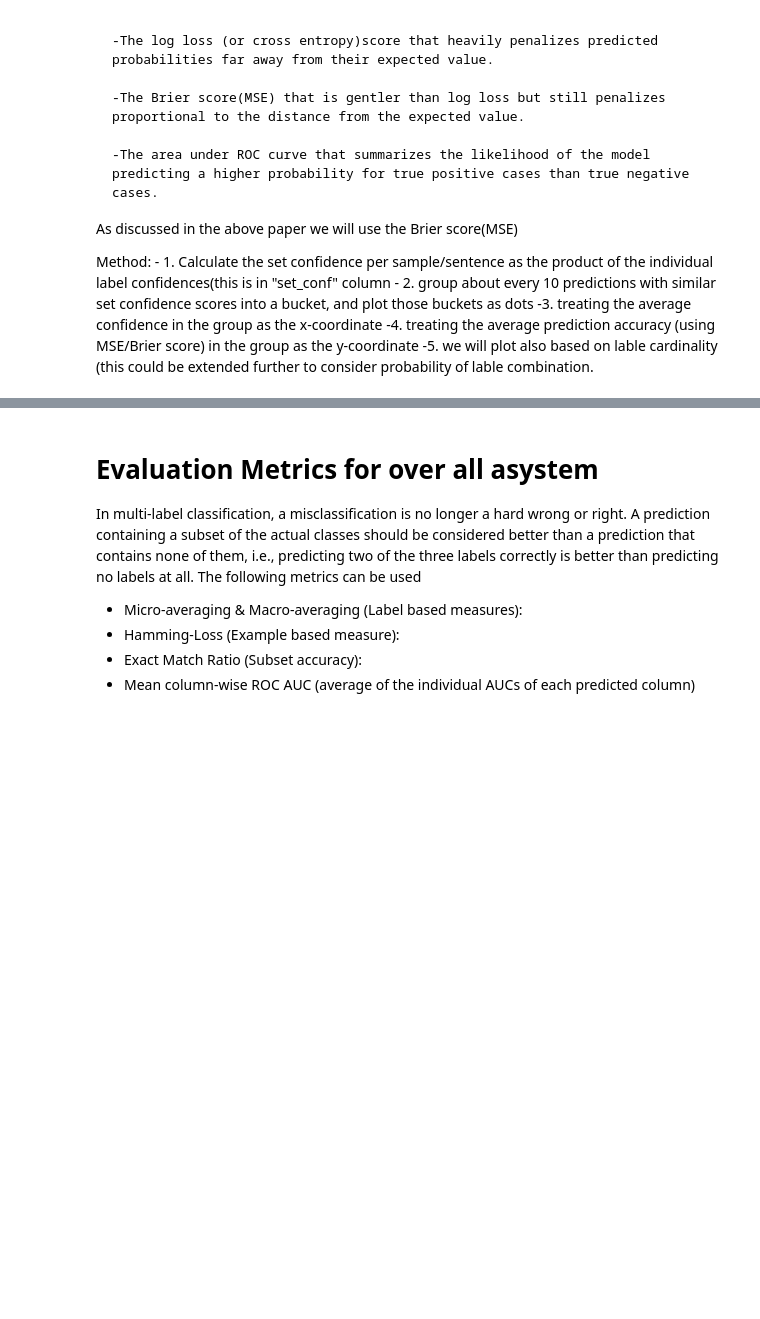
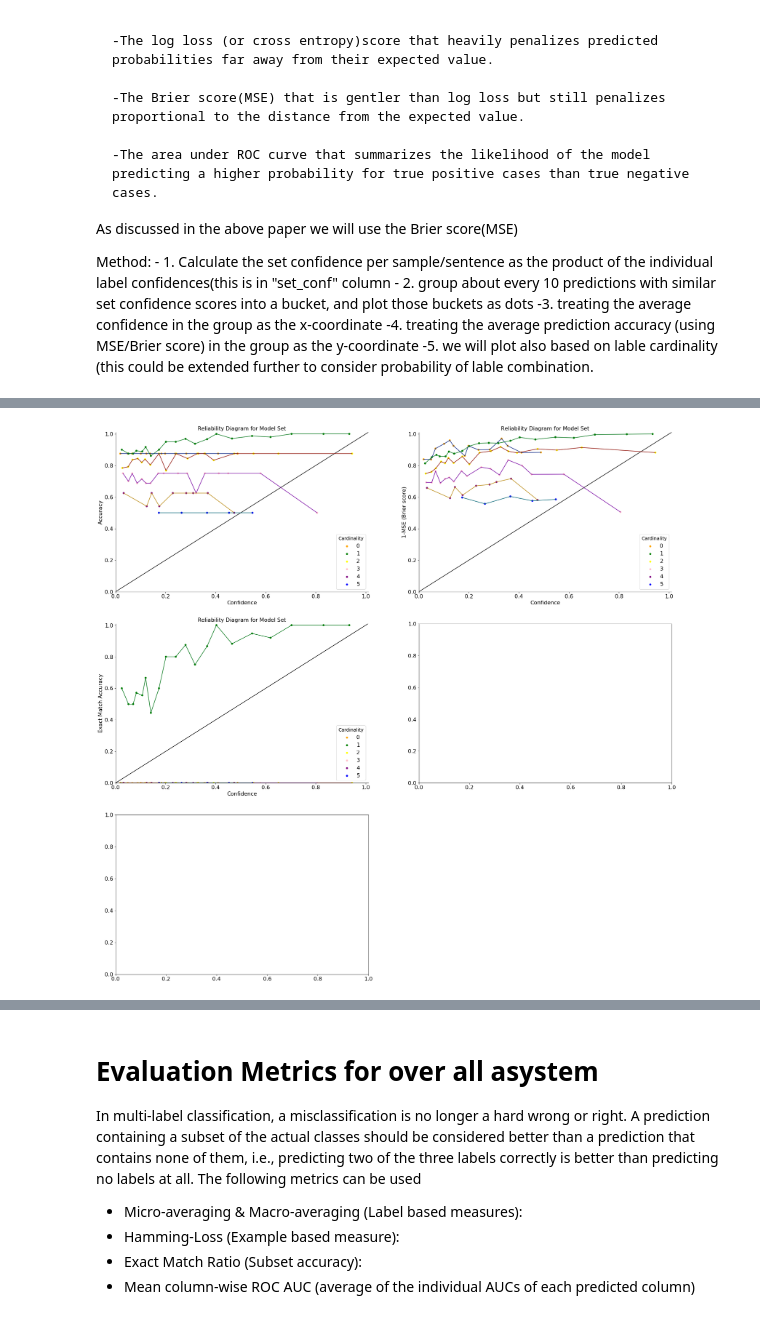
Before and after one commit to aideenf/AIVC, a Jupyter notebook: cp_wssc/Paper experiments.ipynb, the cells around one changed output, grey strips where cells are left out. Cells and saved outputs as stored; diff of their text form; code cells hidden in the pictures; blank space fills up the shorter version.

```diff
--- a/cp_wssc/Paper experiments.ipynb
+++ b/cp_wssc/Paper experiments.ipynb
@@ -1449,16 +1452,20 @@ The individual label confidence scores has already been calibrated, with Isotoni
 
 Here we will review how well calibrated the entire model set is.
 # %%
-thresholds = {}
+thresholds_calab = {}
+thresholds_max = {}
 for k in _DLModels.keys():
         try:
-                threshold = threshold_t_calab_all [threshold_t_calab_all.model == k]['threshold'].iloc[0]
-                thresholds[k] = threshold
+                threshold_calab = threshold_t_calab_all [threshold_t_calab_all.model == k]['threshold'].iloc[0]
+                thresholds_calab[k] = threshold_calab
+                threshold_max = threshold_best_all [threshold_best_all.model == k]['threshold'].iloc[0]
+                thresholds_max[k] = threshold_max
         except:
             print ("No entry for: ", k)
 
 print ("Thresholds used in calibrated individual models to calculate y-predict")
-display (thresholds)
+display(thresholds_calab)
+display(thresholds_max)
 global_pos_validation_df = global_pos_validation_df.reset_index()
 global_pos_validation_df = global_pos_validation_df.drop('index', axis = 1)
 # %% [output]
@@ -1632,0 +1579,69 @@ ValueError: bad input shape (543, 8)
+# %%
+def plot_reliability(global_pos_validation_df):
+    plt.clf()
+    colors = {0:'orange', 1:'green',  2:'yellow',3:'pink', 4:'purple', 5:'blue', 6:'brown', 7:'black', 8:'red'}
+    #colors = {'orange':0, 'green':1,  'yellow':2,'pink':3, 'purple':4, 'blue':5, 'brown':6, 'black':7, 'red':8}
+
+    #group by confidence bin for the purpose of readability/standard format for reliability curve.
+    binned_mean_df = global_pos_validation_df.groupby(['conf_bin', 'lbl_cnt']).mean()
+    binned_mean_df = binned_mean_df.dropna().reset_index()
+    color_list = []
+    for x in range(binned_mean_df.shape[0]):
+        y = binned_mean_df.iloc[x].cardinality
+        color_list.append(colors[int(y)])
+    binned_mean_df['color'] = color_list
+    binned_mean_df = binned_mean_df[['set_conf', 'MSE', 'MSE_accuracy', 'exact_match', 'accuracy','cardinality', 'color', 'conf_bin']].dropna()
+    ###########
+
+
+    plt.figure(figsize=(30,30))
+    ax1 = plt.subplot(3, 2, 1)
+    ax2 = plt.subplot(3, 2, 2)
+    ax3 = plt.subplot(3, 2, 3)
+    ax4 = plt.subplot(3, 2, 4)
+    ax5 = plt.subplot(3, 2, 5)
+
+    def my_sub_funct (ax, df, metric, ylabel, plot_line = False):
+        #force it to start at 0 to 1
+        ax.set_ylim(ymin=0, ymax=1.01)
+        ax.set_xlim(xmin=0, xmax=1.01)
+        #removing top and right borders
+        ax.spines['top'].set_visible(False)
+        ax.spines['right'].set_visible(False)
+        #draw the "unskilled" line
+        line = mlines.Line2D([0, 1], [0, 1], color='black')
+        transform = ax.transAxes
+        line.set_transform(transform)
+        ax.add_line(line)
+        # Add title and axis names
+        ax.set_title('Reliability Diagram for Model Set')
+        ax.set_xlabel('Confidence')
+        ax.set_ylabel(ylabel)
+
+        #global_pos_validation_df.plot.scatter(ax = ax, x = 'set_conf', y = 'accuracy', s=None, c=list(global_pos_validation_df['color']), label = label, figsize=(10,10))
+        for i, dff in df.groupby("cardinality"):
+
+            ax.scatter( dff['set_conf'], dff[metric], s=None, c=dff['color'],
+                        edgecolors='none', label="{}".format(int(i)))
+            ax.legend(title = "Cardinality")
+            if plot_line == True:
+                ax.plot( dff['set_conf'], dff[metric])
+        if plot_line == True:
+            handles, labels = ax.get_legend_handles_labels()
+            cut_by = len(handles)/2
+            ax.legend(handles[int(cut_by):], labels[int(cut_by):], title = "Cardinality")
+       #######################
+
+
+    my_sub_funct (ax1, binned_mean_df, "accuracy", "Accuracy", plot_line = True )
+    my_sub_funct (ax2, binned_mean_df, "MSE_accuracy", "1-MSE (Brier score)", plot_line = True )
+    my_sub_funct (ax3, binned_mean_df, "exact_match", "Exact Match Accuracy", plot_line = True )
+    #my_sub_funct (ax4, global_pos_validation_df, "accuracy", "Accuracy", plot_line = False)
+    #my_sub_funct (ax5, global_pos_validation_df, "exact_match", "Exact Match Accuracy", plot_line = False )
+
+    plt.show()
+    gc.collect()
+
+global_pos_validation_df = generate_set_accuracy_scores (global_pos_validation_df, thresholds_calab, 20)
+plot_reliability(global_pos_validation_df)
+# %% [output]
@@ -1632,0 +1649 @@ ValueError: bad input shape (543, 8)
+[figure, added]
```
Also changed, not shown: parts of 14 cells of this notebook.
